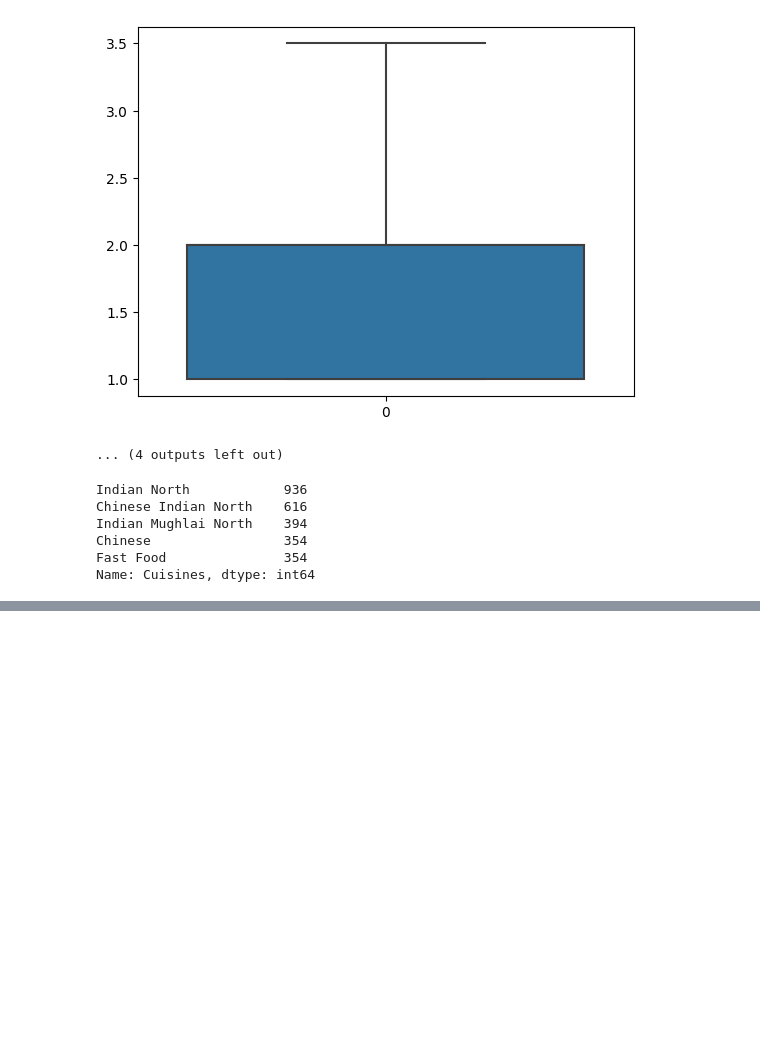
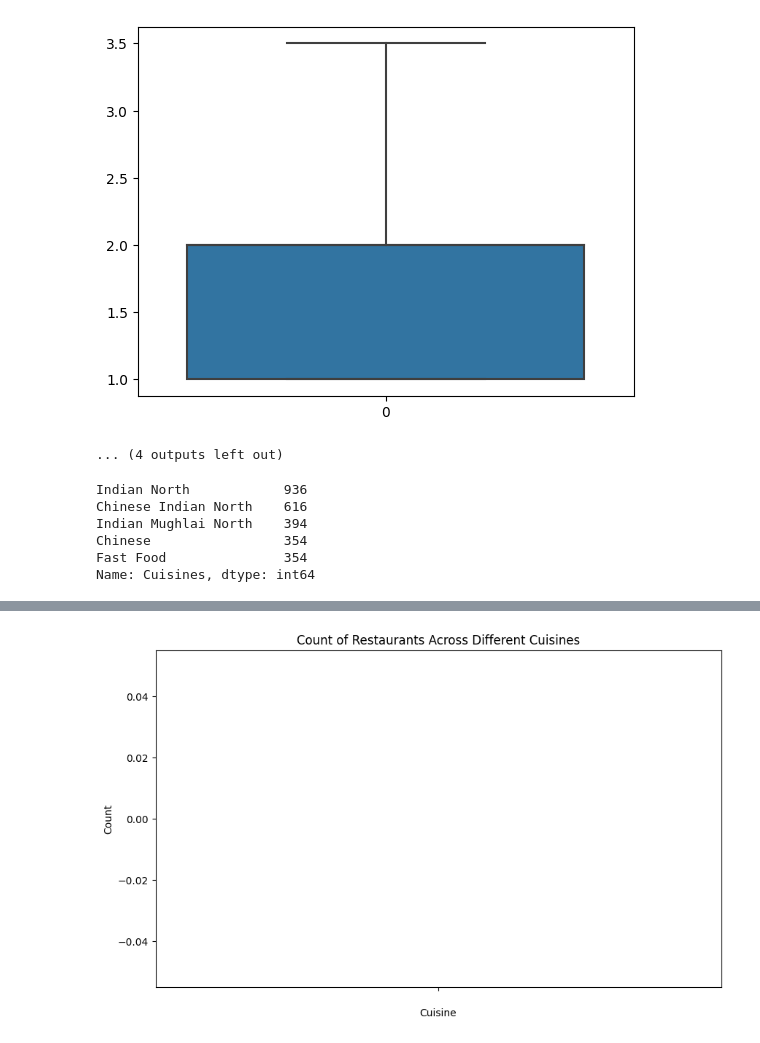
Before and after one commit to tanuushree/cuisine-classification, a Jupyter notebook: cusine_classification.ipynb, the cells around one changed output, grey strips where cells are left out. Drawn from its saved outputs; the diff is of its cells as text; code cells hidden in the pictures; blank space fills up the shorter version.

```diff
--- a/cusine_classification.ipynb
+++ b/cusine_classification.ipynb
@@ -173,6 +182,6 @@ df_encoded = pd.concat([df, pd.DataFrame(cuisines_encoded, columns=mlb.classes_)
 # %%
-X = df_encoded.drop(['Cuisines', 'Restaurant ID', 'Restaurant Name', 'Country Code', 'City', 'Address', 'Locality', 'Locality Verbose', 'Currency', 'Rating color', 'Rating text'], axis=1)
+X = df_encoded.drop(['Restaurant ID'], axis=1)
 # %%
-y = df_encoded[df_encoded.columns[11:]]
+y = df_encoded[df_encoded.columns[1:]]
 # %%
 from sklearn.model_selection import train_test_split
@@ -189,0 +211,3 @@ X_train, X_test, y_train, y_test = train_test_split(X, y, test_size=0.2, random_
+# %%
+cuisine_performance = pd.DataFrame(index=mlb.classes_)
+cuisine_performance['count'] = y_test.value_counts()
@@ -189,0 +224,13 @@ X_train, X_test, y_train, y_test = train_test_split(X, y, test_size=0.2, random_
+# %%
+if 'encoded_cuisine' in cuisine_performance.index:
+    cuisine_performance = cuisine_performance.drop('encoded_cuisine')
+# %%
+plt.figure(figsize=(10, 6))
+plt.bar(cuisine_performance.index, cuisine_performance['count'], color='skyblue')
+plt.xlabel('Cuisine')
+plt.ylabel('Count')
+plt.title('Count of Restaurants Across Different Cuisines')
+plt.xticks(rotation=45, ha='right')
+plt.show()
+# %% [output]
+[figure, added]
```
Also changed, not shown: parts of 9 cells of this notebook.
